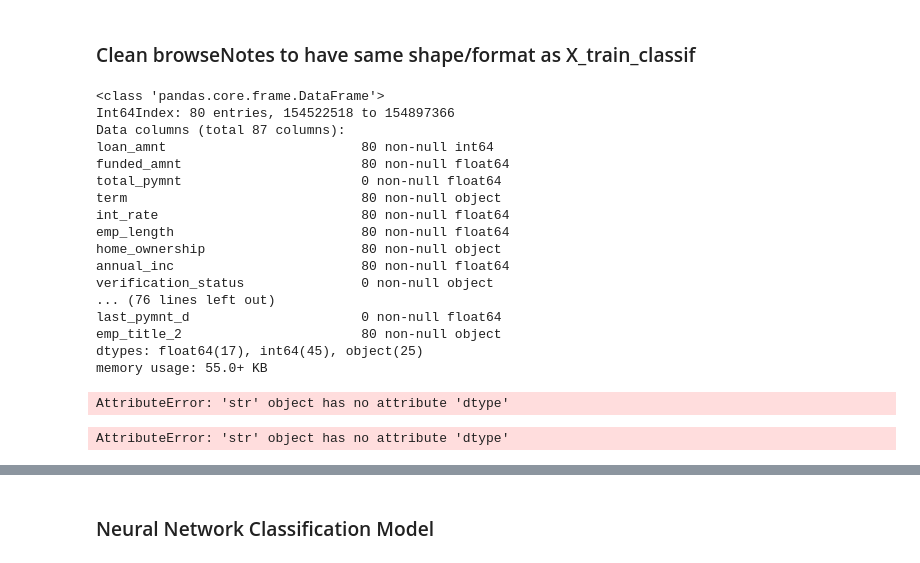
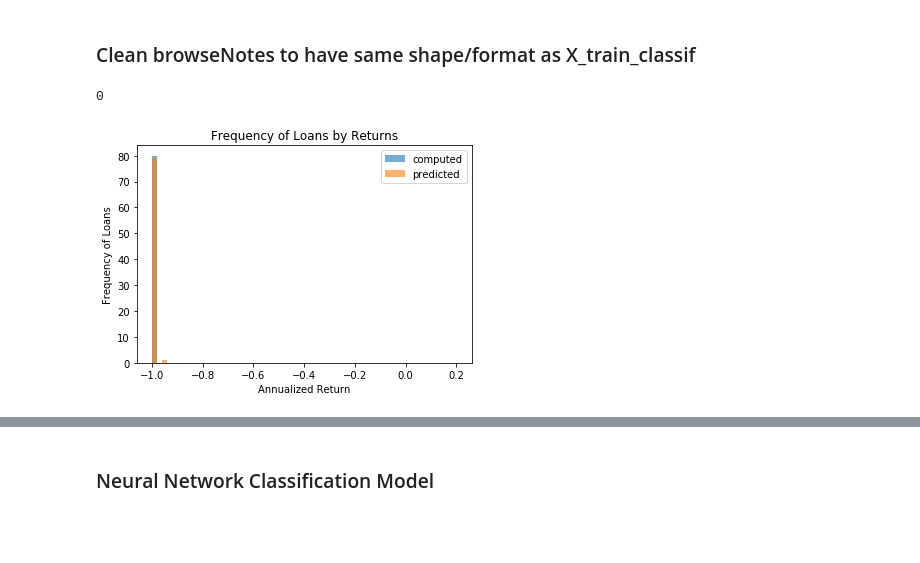
Before and after one commit to as6140/peervest, a Jupyter notebook: lc_nn_classif_v1_to_v7.ipynb, the cells around one changed output, grey strips where cells are left out. Drawn from its saved outputs; the diff is of its cells as text; code cells hidden in the pictures; blank space fills up the shorter version.

Commit message:
recovered classification model usage with browseNotes, still working on tinkering with regression

```diff
--- a/lc_nn_classif_v1_to_v7.ipynb
+++ b/lc_nn_classif_v1_to_v7.ipynb
@@ -105,6 +94,0 @@ len(to_add)
-# %%
-browseNotes.drop(columns=['accept_d', 'credit_pull_d', 'disbursement_method',
-                          'effective_int_rate', 'exp_d', 'exp_default_rate', 'housing_payment',
-                          'ils_exp_d', 'is_inc_v', 'list_d', 'msa', 'mtg_payment',
-                          'review_status', 'review_status_d', 'service_fee_rate',
-                          'verified_status_joint'],inplace=True)
@@ -115,3 +94,0 @@ browseNotes.shape
-# %%
-for col in to_add:
-    browseNotes[col] = np.nan
@@ -131,34 +102,16 @@ clean_lc_df_current = clean_new_LC_data_classification_current(dfs_list)
-# %%
-clean_lc_df_current.info(verbose=1)
-# %% [output]
-<class 'pandas.core.frame.DataFrame'>
-Int64Index: 80 entries, 154522518 to 154897366
-Data columns (total 87 columns):
-loan_amnt                         80 non-null int64
-funded_amnt                       80 non-null float64
-total_pymnt                       0 non-null float64
-term                              80 non-null object
-int_rate                          80 non-null float64
-emp_length                        80 non-null float64
-home_ownership                    80 non-null object
-annual_inc                        80 non-null float64
-verification_status               0 non-null object
-... (76 lines left out)
-last_pymnt_d                      0 non-null float64
-emp_title_2                       80 non-null object
-dtypes: float64(17), int64(45), object(25)
-memory usage: 55.0+ KB
-# %%
-X_current, y_current = preprocessing_current(clean_lc_df_current)
-# %% [output]
-AttributeError: 'str' object has no attribute 'dtype'
-# %%
-(ohe_home_ownership, ohe_purpose, ohe_zip_code,
- ohe_application_type, ohe_sub_grade, ohe_emp_title_2) = one_hot_encode_current(X_current)
-X_current_classif = concat_X_and_6ohe_dfs(X_current, ohe_home_ownership, ohe_purpose, ohe_zip_code,
-                                      ohe_application_type, ohe_sub_grade, ohe_emp_title_2)
-X_current_regr = concat_X_and_6ohe_dfs(X_current, ohe_home_ownership, ohe_purpose, ohe_zip_code,
-                                   ohe_application_type, ohe_sub_grade, ohe_emp_title_2)
-prep_all_df_for_classification(X_current_classif)
-# %% [output]
-AttributeError: 'str' object has no attribute 'dtype'
+# %%
+(X_current_regr, y_current, table_all_current) = current_pipeline(dfs_list, 'nn_v7.joblib', 'rf_regr_v3.joblib')
+# %%
+len(y_current[(y_current['prob_default'] < 0.5) & (y_current['annu_return'] > 0.05)])
+# %% [output]
+0
+# %%
+plt.hist(y_current['annu_return'],bins=60,range=(-1,0.2),label='computed',alpha=0.6)
+plt.hist(y_current['return_preds'],bins=60,range=(-1,0.2),label='predicted',alpha=0.6)
+plt.xlabel('Annualized Return')
+plt.ylabel('Frequency of Loans')
+plt.legend()
+plt.title('Frequency of Loans by Returns')
+plt.show()
+# %% [output]
+[figure, added]
```
Also changed, not shown: parts of 8 cells of this notebook, 1 other file.
